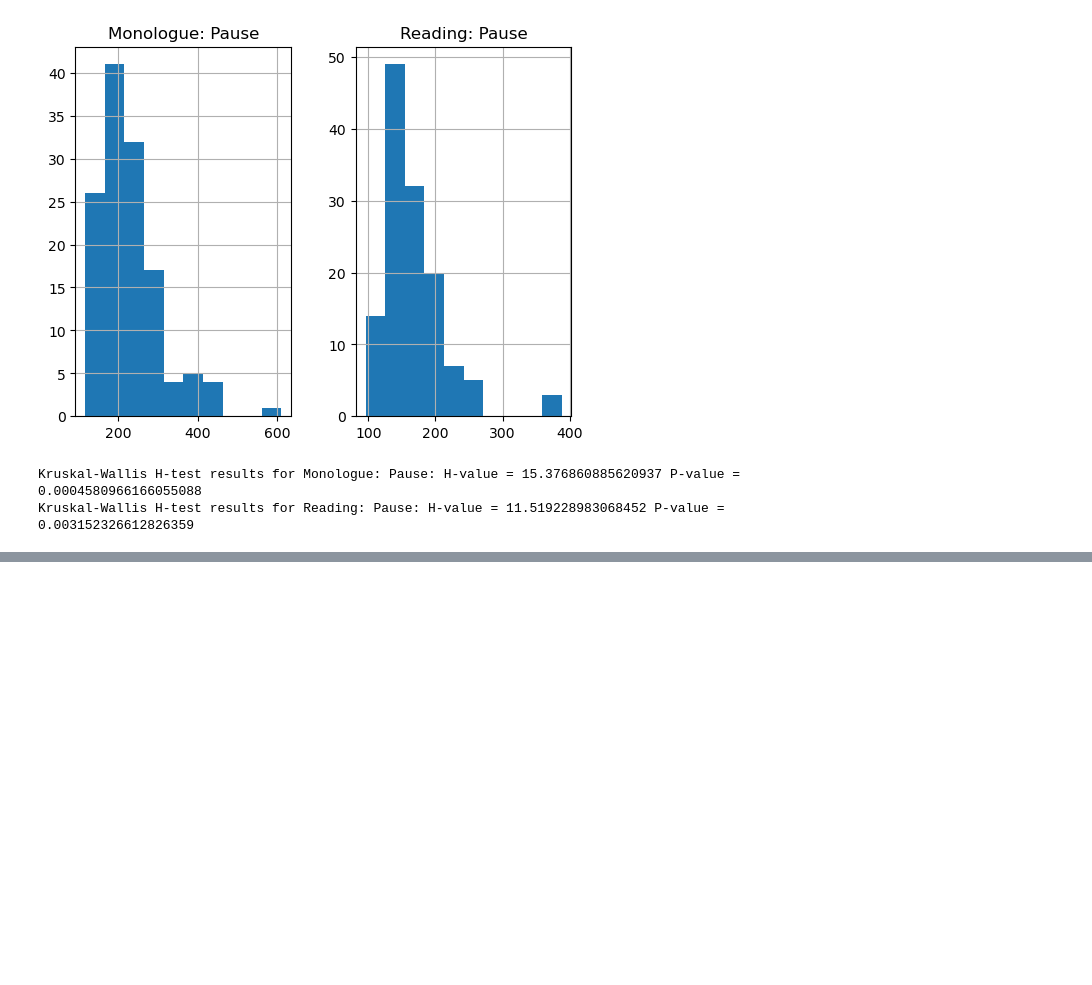
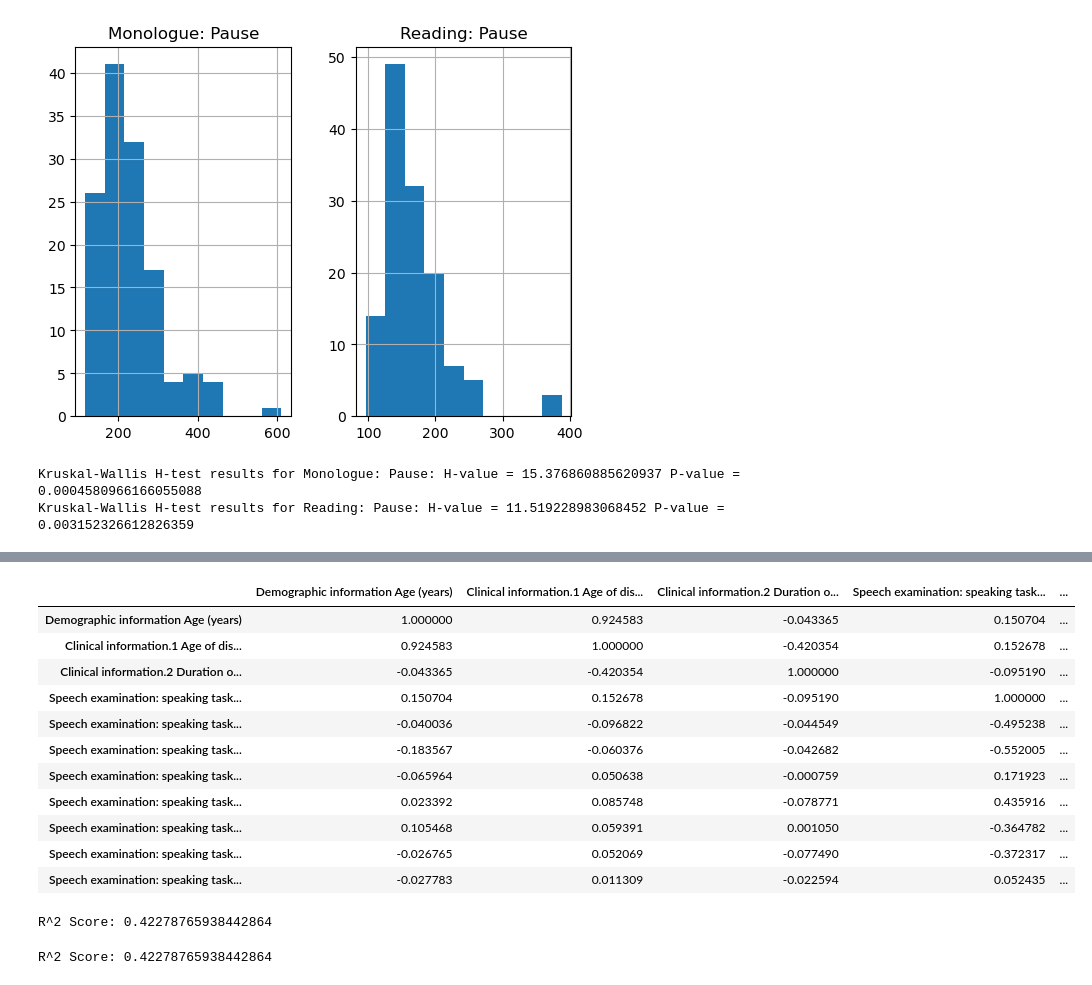
Before and after one commit to yulia-samoilovich/Parkinsons-Data-Analytics-Project, a Jupyter notebook: Predicting_neurodegeneration_from_speech.ipynb, the cells around one changed output, grey strips where cells are left out. Drawn from its saved outputs; the diff is of its cells as text; code cells hidden in the pictures; blank space fills up the shorter version.

```diff
--- a/Predicting_neurodegeneration_from_speech.ipynb
+++ b/Predicting_neurodegeneration_from_speech.ipynb
@@ -235,0 +333,50 @@ Post hoc Dunn’s test for Reading: Pause
+# %%
+df_parkinsons.corr(numeric_only=True)
+# %% [output]
+|  | Demographic information Age (years) | Clinical information.1 Age of dis... | Clinical information.2 Duration o... | Speech examination: speaking task... | ... |
+| Demographic information Age (years) | 1.000000 | 0.924583 | -0.043365 | 0.150704 | ... |
+| Clinical information.1 Age of dis... | 0.924583 | 1.000000 | -0.420354 | 0.152678 | ... |
+| Clinical information.2 Duration o... | -0.043365 | -0.420354 | 1.000000 | -0.095190 | ... |
+| Speech examination: speaking task... | 0.150704 | 0.152678 | -0.095190 | 1.000000 | ... |
+| Speech examination: speaking task... | -0.040036 | -0.096822 | -0.044549 | -0.495238 | ... |
+| Speech examination: speaking task... | -0.183567 | -0.060376 | -0.042682 | -0.552005 | ... |
+| Speech examination: speaking task... | -0.065964 | 0.050638 | -0.000759 | 0.171923 | ... |
+| Speech examination: speaking task... | 0.023392 | 0.085748 | -0.078771 | 0.435916 | ... |
+| Speech examination: speaking task... | 0.105468 | 0.059391 | 0.001050 | -0.364782 | ... |
+| Speech examination: speaking task... | -0.026765 | 0.052069 | -0.077490 | -0.372317 | ... |
+| Speech examination: speaking task... | -0.027783 | 0.011309 | -0.022594 | 0.052435 | ... |
+# %%
+from sklearn.linear_model import LinearRegression
+from sklearn.metrics import mean_squared_error, r2_score
+
+# independent variables / predictors
+X = df_parkinsons2[['Reading:Gaping', 'Reading: Pause/Respiration',
+                    'Reading: Latency']]
+
+# dependent variable
+y = df_parkinsons2['Reading: Pause']
+
+model = LinearRegression()
+model.fit(X,y)
+y_pred = model.predict(X)
+
+r2 = r2_score(y, y_pred)
+print(f'R^2 Score: {r2}')
+# %% [output]
+R^2 Score: 0.42278765938442864
+# %%
+# independent variables / predictors
+X2 = df_parkinsons2[['Monologue: Gaping', 'Monologue: Pause/Respiration',
+                    'Monologue: Latency']]
+
+# dependent variable
+y2 = df_parkinsons2['Monologue: Pause']
+
+model2 = LinearRegression()
+model2.fit(X2,y2)
+y_pred2 = model2.predict(X2)
+
+r = r2_score(y2, y_pred2)
+print(f'R^2 Score: {r2}')
+# %% [output]
+R^2 Score: 0.42278765938442864
```
Also changed, not shown: parts of 8 cells of this notebook.
